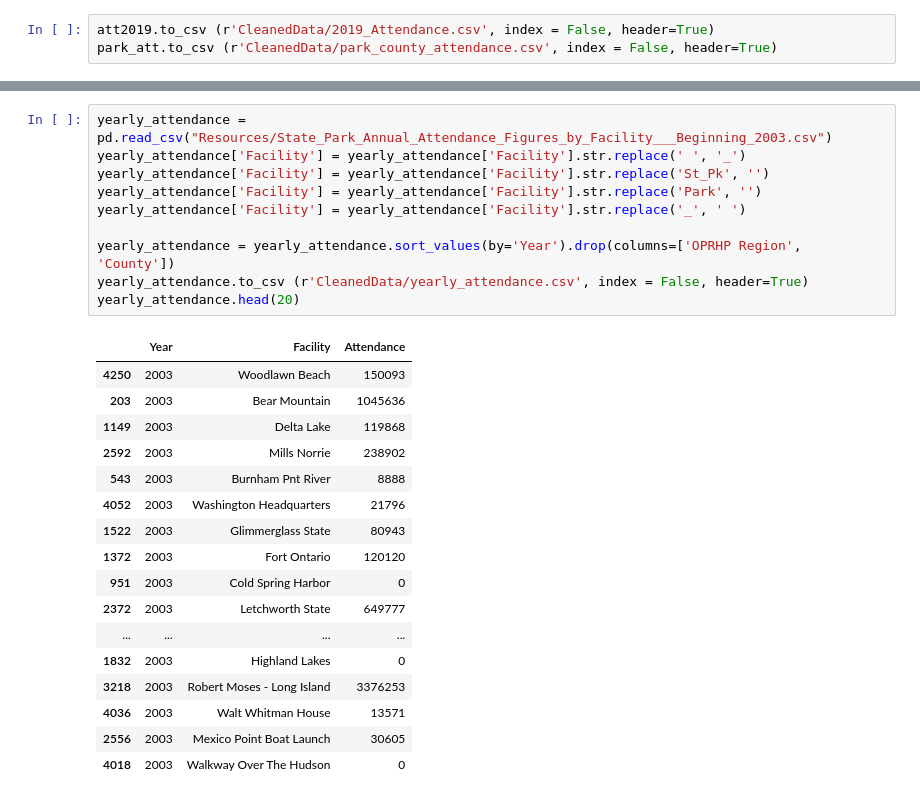
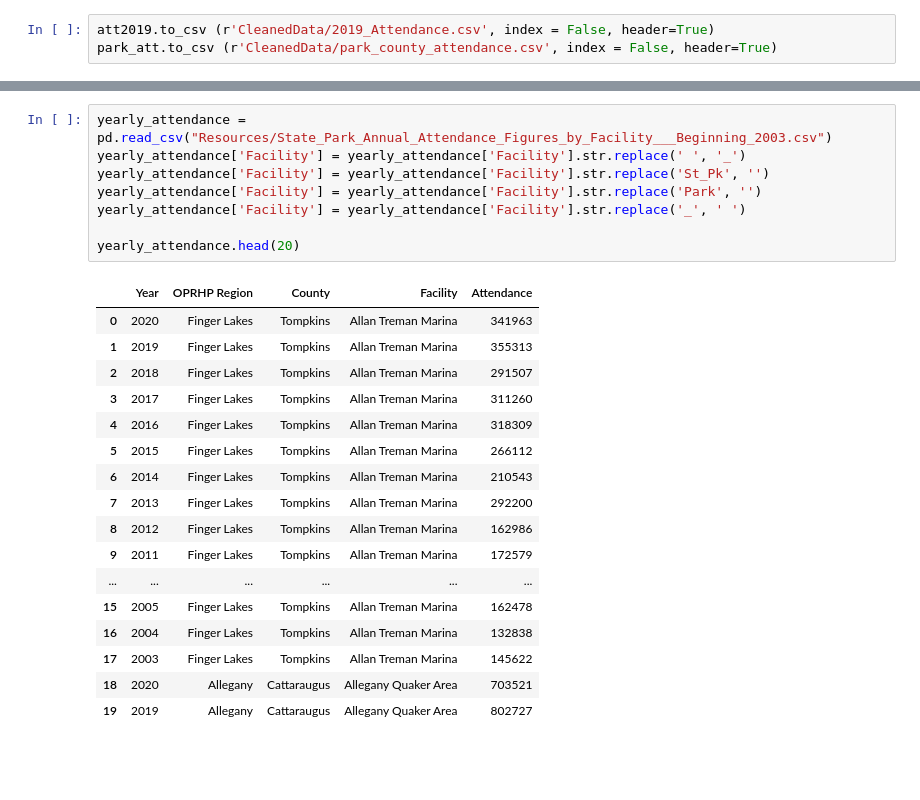
Before and after one commit to makintha/project2-group3, a Jupyter notebook: Data_cleaning.ipynb, the cells around one changed output, grey strips where cells are left out. Drawn from its saved outputs; the diff is of its cells as text; blank space fills up the shorter version.

```diff
--- a/Data_cleaning.ipynb
+++ b/Data_cleaning.ipynb
@@ -92,28 +70,26 @@ explore
 # %%
 yearly_attendance = pd.read_csv("Resources/State_Park_Annual_Attendance_Figures_by_Facility___Beginning_2003.csv")
 yearly_attendance['Facility'] = yearly_attendance['Facility'].str.replace(' ', '_')
 yearly_attendance['Facility'] = yearly_attendance['Facility'].str.replace('St_Pk', '')
 yearly_attendance['Facility'] = yearly_attendance['Facility'].str.replace('Park', '')
 yearly_attendance['Facility'] = yearly_attendance['Facility'].str.replace('_', ' ')
 
-yearly_attendance = yearly_attendance.sort_values(by='Year').drop(columns=['OPRHP Region', 'County'])
-yearly_attendance.to_csv (r'CleanedData/yearly_attendance.csv', index = False, header=True)
 yearly_attendance.head(20)
 # %% [output]
-|  | Year | Facility | Attendance |
-| 4250 | 2003 | Woodlawn Beach | 150093 |
-| 203 | 2003 | Bear Mountain | 1045636 |
-| 1149 | 2003 | Delta Lake | 119868 |
-| 2592 | 2003 | Mills Norrie | 238902 |
-| 543 | 2003 | Burnham Pnt River | 8888 |
-| 4052 | 2003 | Washington Headquarters | 21796 |
-| 1522 | 2003 | Glimmerglass State | 80943 |
-| 1372 | 2003 | Fort Ontario | 120120 |
-| 951 | 2003 | Cold Spring Harbor | 0 |
-| 2372 | 2003 | Letchworth State | 649777 |
-| ... | ... | ... | ... |
-| 1832 | 2003 | Highland Lakes | 0 |
-| 3218 | 2003 | Robert Moses - Long Island | 3376253 |
-| 4036 | 2003 | Walt Whitman House | 13571 |
-| 2556 | 2003 | Mexico Point Boat Launch | 30605 |
-| 4018 | 2003 | Walkway Over The Hudson | 0 |
+|  | Year | OPRHP Region | County | Facility | Attendance |
+| 0 | 2020 | Finger Lakes | Tompkins | Allan Treman Marina | 341963 |
+| 1 | 2019 | Finger Lakes | Tompkins | Allan Treman Marina | 355313 |
+| 2 | 2018 | Finger Lakes | Tompkins | Allan Treman Marina | 291507 |
+| 3 | 2017 | Finger Lakes | Tompkins | Allan Treman Marina | 311260 |
+| 4 | 2016 | Finger Lakes | Tompkins | Allan Treman Marina | 318309 |
+| 5 | 2015 | Finger Lakes | Tompkins | Allan Treman Marina | 266112 |
+| 6 | 2014 | Finger Lakes | Tompkins | Allan Treman Marina | 210543 |
+| 7 | 2013 | Finger Lakes | Tompkins | Allan Treman Marina | 292200 |
+| 8 | 2012 | Finger Lakes | Tompkins | Allan Treman Marina | 162986 |
+| 9 | 2011 | Finger Lakes | Tompkins | Allan Treman Marina | 172579 |
+| ... | ... | ... | ... | ... | ... |
+| 15 | 2005 | Finger Lakes | Tompkins | Allan Treman Marina | 162478 |
+| 16 | 2004 | Finger Lakes | Tompkins | Allan Treman Marina | 132838 |
+| 17 | 2003 | Finger Lakes | Tompkins | Allan Treman Marina | 145622 |
+| 18 | 2020 | Allegany | Cattaraugus | Allegany Quaker Area | 703521 |
+| 19 | 2019 | Allegany | Cattaraugus | Allegany Quaker Area | 802727 |
```
Also changed, not shown: parts of 4 cells of this notebook, 5 other files.
